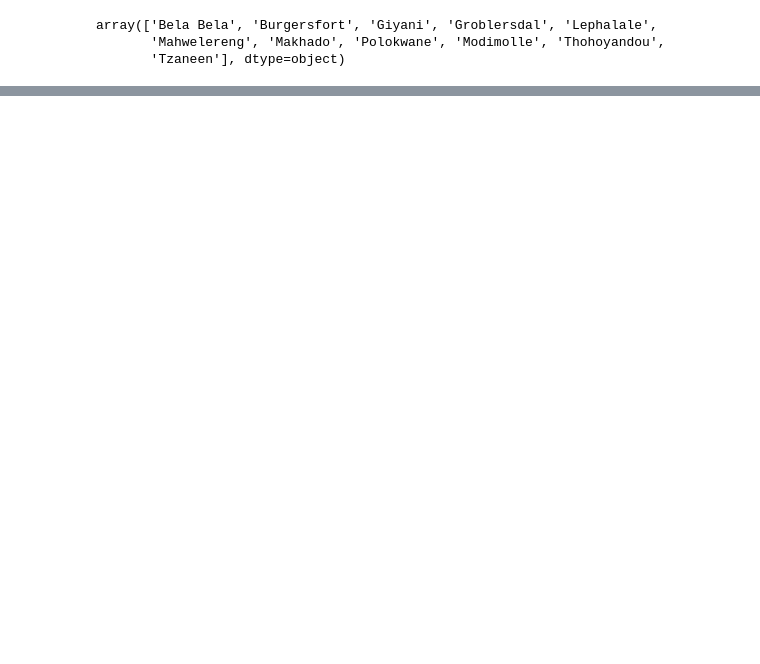
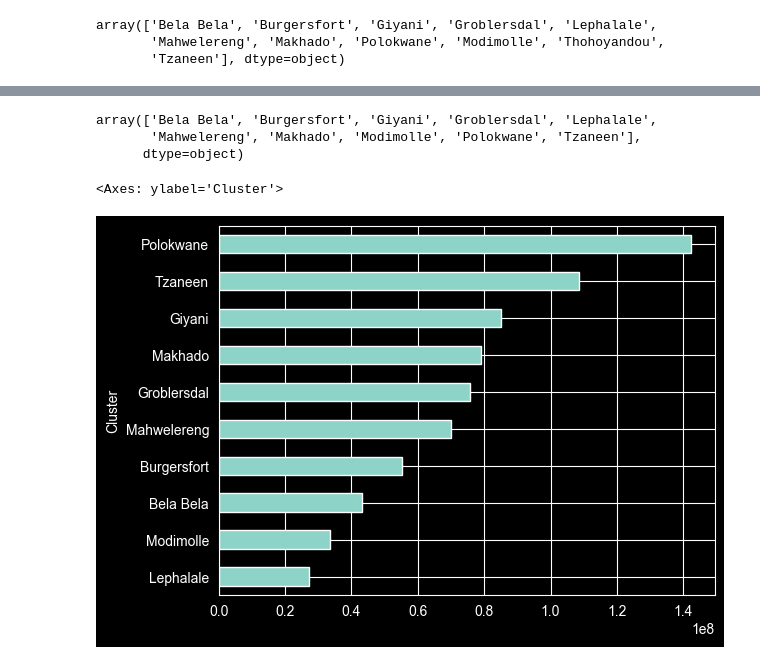
Before and after one commit to Thabiso-Lekwadu/Data-Science-Capstone-Project, a Jupyter notebook: Crime Data Cleaning.ipynb, the cells around one changed output, grey strips where cells are left out. Cells and saved outputs as stored; diff of their text form; code cells hidden in the pictures; blank space fills up the shorter version.

```diff
--- a/Crime Data Cleaning.ipynb
+++ b/Crime Data Cleaning.ipynb
@@ -227,0 +316,9 @@ full_df
+# %%
+full_df["year"] = full_df.date.dt.year
+full_df["day"] = full_df.date.dt.day_name()
+full_df["month"] = full_df.date.dt.month_name()
+# %%
+full_df["population_density"] = full_df.population_density.astype("int")
+full_df["poor_households"] = full_df.poor_households.astype("int")
+full_df["population_education"] = full_df.population_education.astype("int")
+full_df["population_unemployment"] = full_df.population_unemployment.astype("int")
@@ -227,0 +343,7 @@ full_df
+# %%
+def trunc(df):
+    df = df[df["date"] > "2005-12-31"]
+    return df
+# %%
+full_df = trunc(full_df)
+full_df
@@ -227,0 +364,11 @@ full_df
+# %%
+full_df["Cluster"].unique()
+# %% [output]
+array(['Bela Bela', 'Burgersfort', 'Giyani', 'Groblersdal', 'Lephalale',
+       'Mahwelereng', 'Makhado', 'Modimolle', 'Polokwane', 'Tzaneen'],
+      dtype=object)
+# %%
+full_df.groupby(["Cluster"])["Crime Count"].sum().sort_values(ascending=True).plot(kind="barh")
+# %% [output]
+<Axes: ylabel='Cluster'>
+[figure, added]
```
Also changed, not shown: parts of 21 cells of this notebook.
